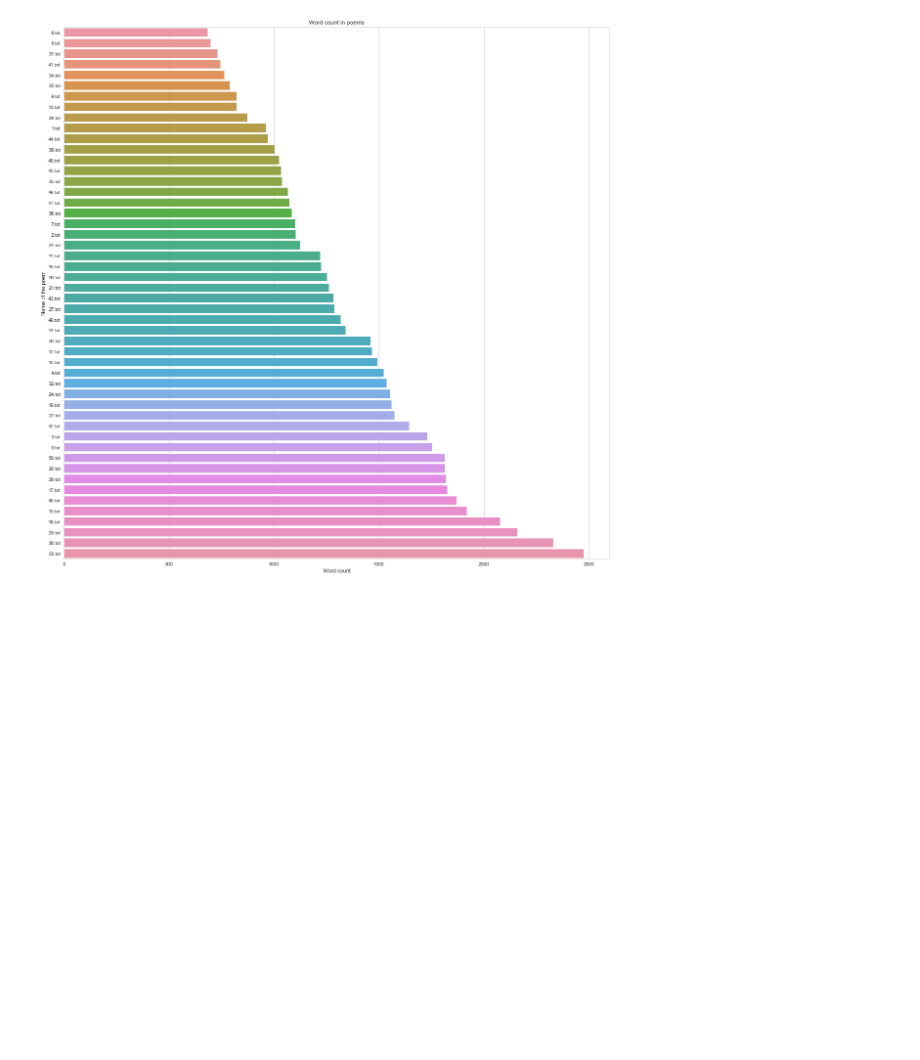
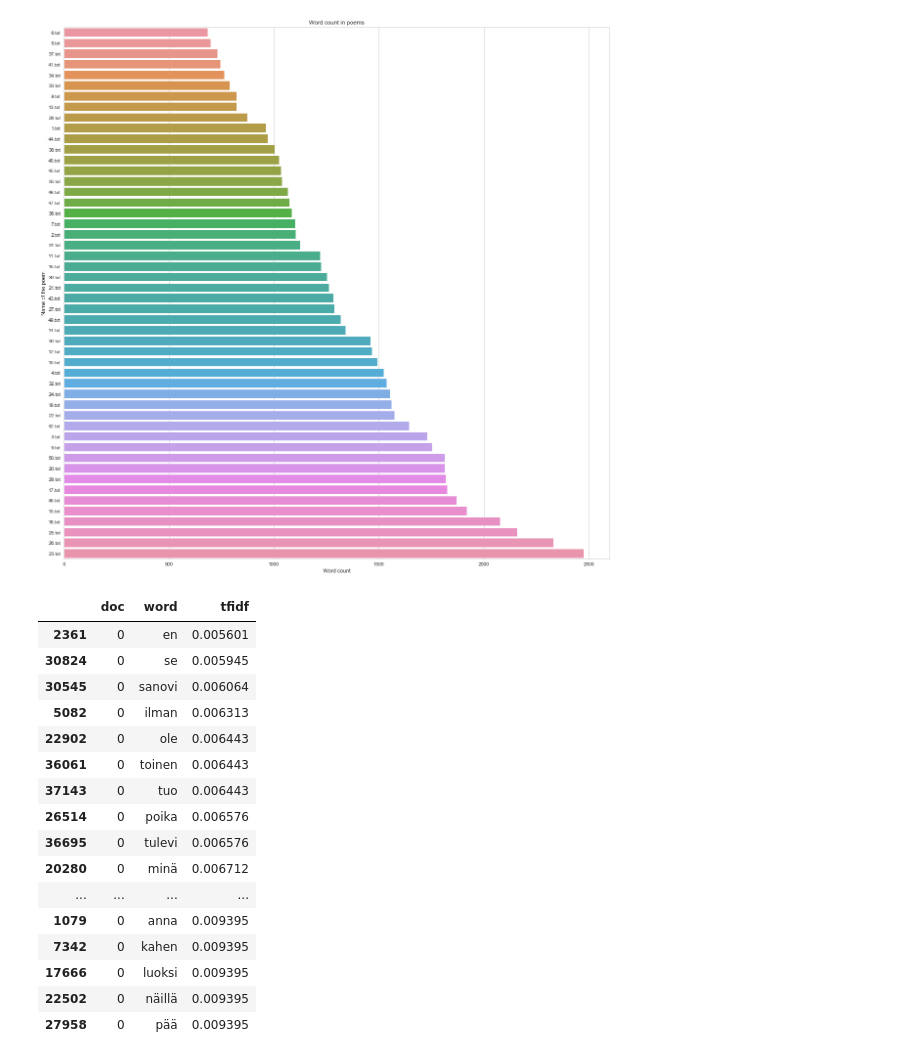
Before and after one commit to annisall/kalevala_analysis, a Jupyter notebook: kalevala_analysis.ipynb, the cells around one changed output. Drawn from its saved outputs; the diff is of its cells as text; code cells hidden in the pictures; blank space fills up the shorter version.

Commit message:
Added tfidf in the analysis

```diff
--- a/kalevala_analysis.ipynb
+++ b/kalevala_analysis.ipynb
@@ -12,7 +15,7 @@ sn.set(style="whitegrid")
 # %%
 poems_list = ka.read_files('data')
 # %%
-cleaned_poems = list(ka.map_with_function(remove_punctuations, poems_list))
+cleaned_poems = list(ka.map_with_function(ka.remove_punctuations, poems_list))
 # %%
 poem_lists = ka.combine_and_tokenize_all_poems(cleaned_poems)
 # %%
@@ -48,3 +51,34 @@ plt.title("Word count in poems")
 plt.show(plotfig)
 # %% [output]
 [figure]
+# %%
+corpus=map(lambda x: ' '.join(x[1]), cleaned_poems)
+
+vectorizer = TfidfVectorizer()
+tfidf = vectorizer.fit_transform(corpus)
+voc=np.array(vectorizer.get_feature_names())
+# %%
+def find_n_keywords_in_doc(info, voc, n=10):
+    dat=find(info)
+    df=pd.DataFrame(data={'doc': dat[0], 'word':voc[dat[1]], 'tfidf': dat[2]})
+    return df.sort_values(by=['doc', 'tfidf']).head(n)
+# %%
+find_n_keywords_in_doc(tfidf, voc, 50)
+# %% [output]
+|  | doc | word | tfidf |
+| 2361 | 0 | en | 0.005601 |
+| 30824 | 0 | se | 0.005945 |
+| 30545 | 0 | sanovi | 0.006064 |
+| 5082 | 0 | ilman | 0.006313 |
+| 22902 | 0 | ole | 0.006443 |
+| 36061 | 0 | toinen | 0.006443 |
+| 37143 | 0 | tuo | 0.006443 |
+| 26514 | 0 | poika | 0.006576 |
+| 36695 | 0 | tulevi | 0.006576 |
+| 20280 | 0 | minä | 0.006712 |
+| ... | ... | ... | ... |
+| 1079 | 0 | anna | 0.009395 |
+| 7342 | 0 | kahen | 0.009395 |
+| 17666 | 0 | luoksi | 0.009395 |
+| 22502 | 0 | näillä | 0.009395 |
+| 27958 | 0 | pää | 0.009395 |
```
Also changed, not shown: parts of 2 cells of this notebook.
